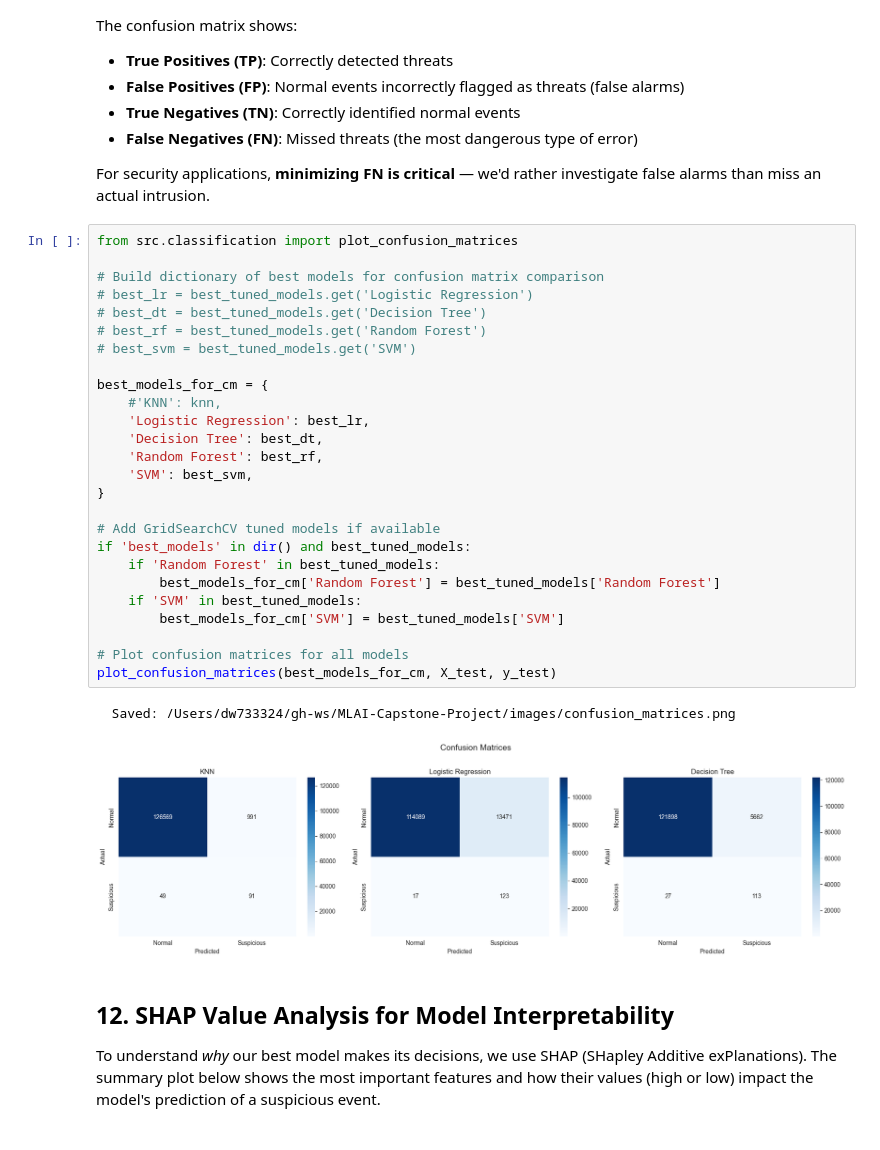
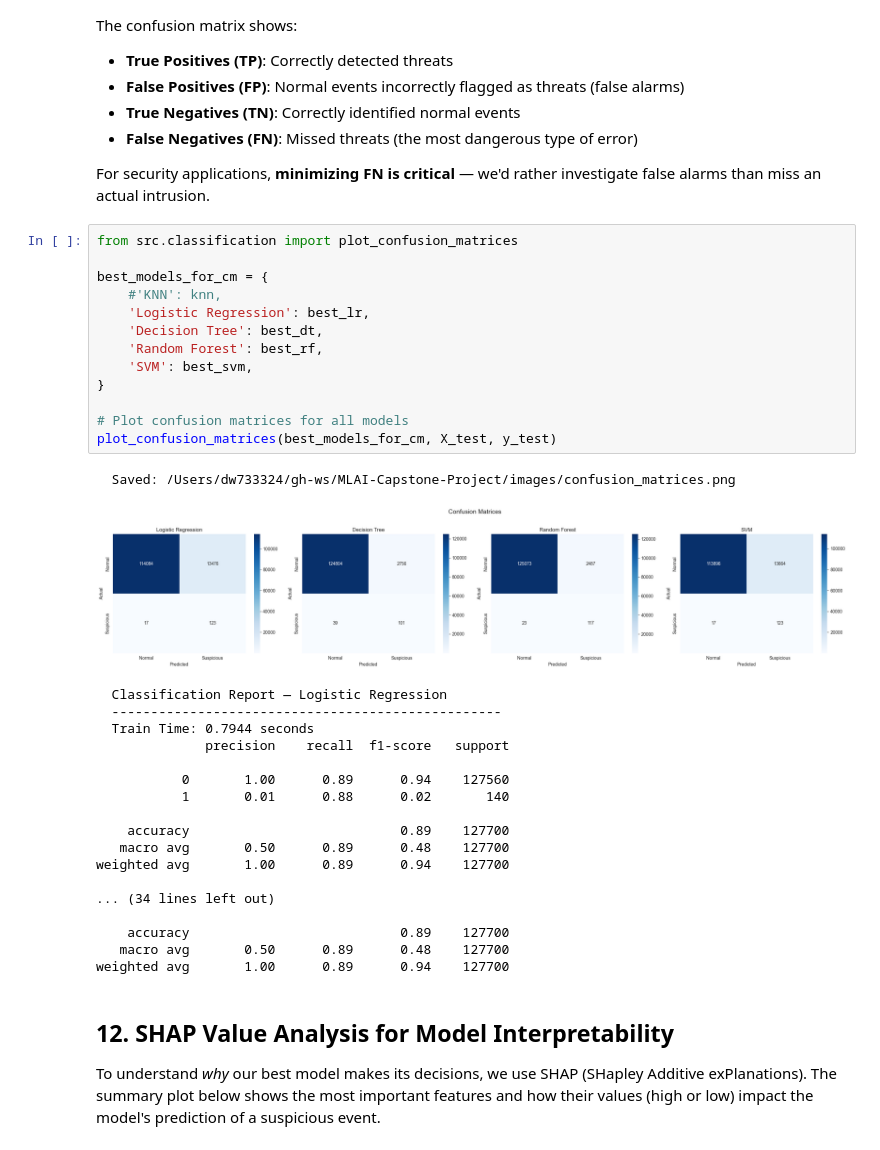
Before and after one commit to daisywu1/MLAI-Capstone-Project, a Jupyter notebook: notebooks/capstone_analysis.ipynb, the cells around one changed output. Cells and saved outputs as stored; diff of their text form.

```diff
--- a/notebooks/capstone_analysis.ipynb
+++ b/notebooks/capstone_analysis.ipynb
@@ -711,33 +732,37 @@ The confusion matrix shows:
 For security applications, **minimizing FN is critical** — we'd rather investigate false alarms than miss an actual intrusion.
 # %%
 from src.classification import plot_confusion_matrices
-
-# Build dictionary of best models for confusion matrix comparison
-# best_lr = best_tuned_models.get('Logistic Regression')
-# best_dt = best_tuned_models.get('Decision Tree')
-# best_rf = best_tuned_models.get('Random Forest')
-# best_svm = best_tuned_models.get('SVM')
 
 best_models_for_cm = {
     #'KNN': knn,
     'Logistic Regression': best_lr,
     'Decision Tree': best_dt,
     'Random Forest': best_rf,
     'SVM': best_svm,
 }
 
-# Add GridSearchCV tuned models if available
-if 'best_models' in dir() and best_tuned_models:
-    if 'Random Forest' in best_tuned_models:
-        best_models_for_cm['Random Forest'] = best_tuned_models['Random Forest']
-    if 'SVM' in best_tuned_models:
-        best_models_for_cm['SVM'] = best_tuned_models['SVM']
-
 # Plot confusion matrices for all models
 plot_confusion_matrices(best_models_for_cm, X_test, y_test)
 # %% [output]
   Saved: /Users/dw733324/gh-ws/MLAI-Capstone-Project/images/confusion_matrices.png
-[figure, old version]
+[figure, new version]
+  Classification Report — Logistic Regression
+  --------------------------------------------------
+  Train Time: 0.7944 seconds
+              precision    recall  f1-score   support
+
+           0       1.00      0.89      0.94    127560
+           1       0.01      0.88      0.02       140
+
+    accuracy                           0.89    127700
+   macro avg       0.50      0.89      0.48    127700
+weighted avg       1.00      0.89      0.94    127700
+
+... (34 lines left out)
+
+    accuracy                           0.89    127700
+   macro avg       0.50      0.89      0.48    127700
+weighted avg       1.00      0.89      0.94    127700
 # %% [markdown]
 ## 12. SHAP Value Analysis for Model Interpretability
 
```
Also changed, not shown: parts of 14 cells of this notebook, 10 other files.
